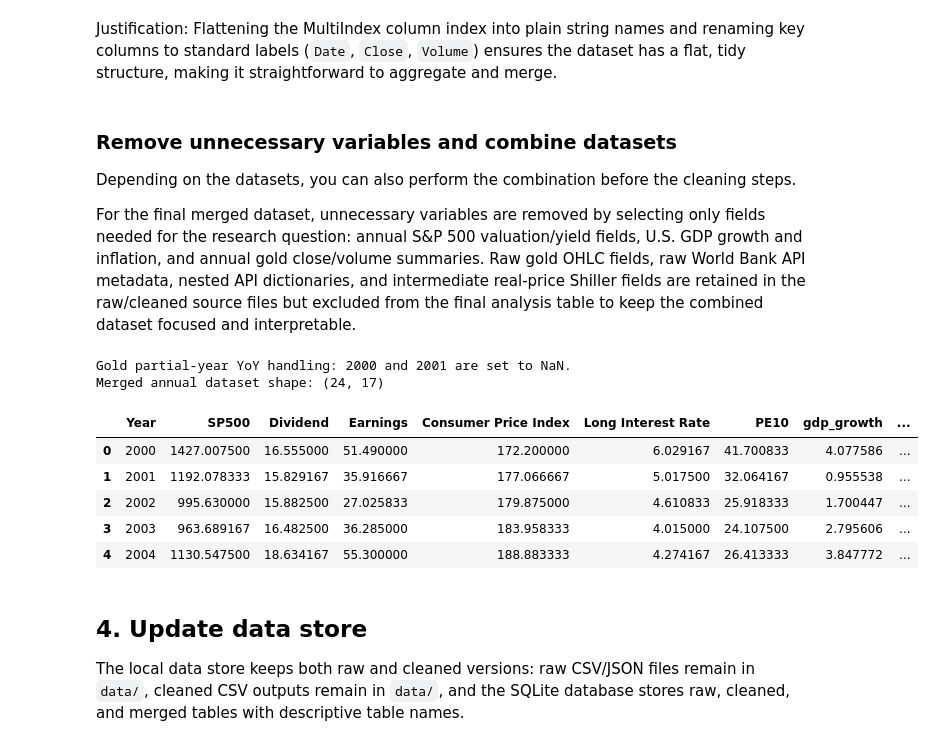
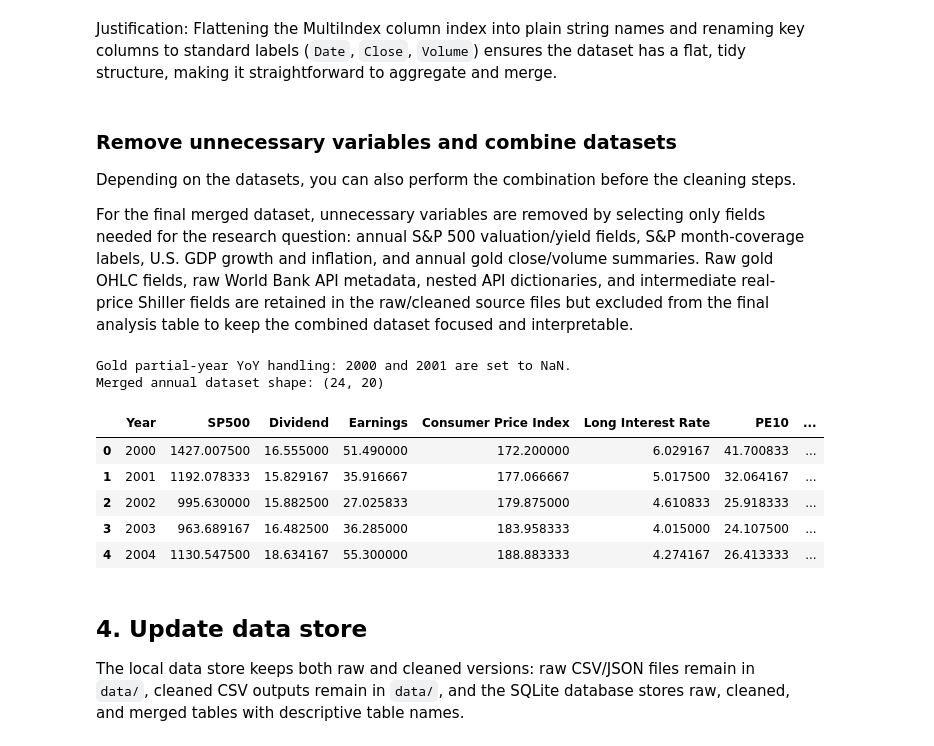
Before and after one commit to luisjfeliu/data-analysis-wrangling-macro-stocks, a Jupyter notebook: Data_Wrangling_Project_Starter.ipynb, the cells around one changed output. Saved outputs shown, nothing was run; the diff lists cells and outputs as text; code cells hidden in the pictures.

Commit message:
Label partial-year S&P metrics

```diff
--- a/Data_Wrangling_Project_Starter.ipynb
+++ b/Data_Wrangling_Project_Starter.ipynb
@@ -725,7 +725,7 @@ Justification: Flattening the MultiIndex column index into plain string names an
 
 Depending on the datasets, you can also perform the combination before the cleaning steps.
 
-For the final merged dataset, unnecessary variables are removed by selecting only fields needed for the research question: annual S&P 500 valuation/yield fields, U.S. GDP growth and inflation, and annual gold close/volume summaries. Raw gold OHLC fields, raw World Bank API metadata, nested API dictionaries, and intermediate real-price Shiller fields are retained in the raw/cleaned source files but excluded from the final analysis table to keep the combined dataset focused and interpretable.
+For the final merged dataset, unnecessary variables are removed by selecting only fields needed for the research question: annual S&P 500 valuation/yield fields, S&P month-coverage labels, U.S. GDP growth and inflation, and annual gold close/volume summaries. Raw gold OHLC fields, raw World Bank API metadata, nested API dictionaries, and intermediate real-price Shiller fields are retained in the raw/cleaned source files but excluded from the final analysis table to keep the combined dataset focused and interpretable.
 # %%
 # Aggregate monthly S&P 500 to annual averages
 df_sp500_annual = (
@@ -734,6 +734,23 @@ df_sp500_annual = (
         ["SP500", "Dividend", "Earnings", "Consumer Price Index", "Long Interest Rate", "PE10"]
     ]
     .mean()
+)
+df_sp500_months_used = (
+    df_sp500_clean.assign(Year=df_sp500_clean["Date"].dt.year)
+    .groupby("Year", as_index=False)
+    .agg(sp500_months_used=("SP500", "count"))
+)
+df_sp500_annual = pd.merge(
+    df_sp500_annual,
+    df_sp500_months_used,
+    on="Year",
+    how="inner",
+    validate="one_to_one",
+)
+df_sp500_annual["sp500_coverage_label"] = np.where(
+    df_sp500_annual["sp500_months_used"] == DEFAULT_SP500_MIN_MONTHS,
+    "full_year",
+    "aligned_9_month_partial_year",
 )
 
 # Aggregate daily Gold prices to annual averages
@@ -757,40 +774,43 @@ for name, frame in {
     assert frame["Year"].is_unique, f"{name} has duplicate years"
     assert_expected_years(frame["Year"], name)
 
 # Merge datasets with one-to-one validation
 df_merged = pd.merge(df_sp500_annual, df_wb_annual, on="Year", how="inner", validate="one_to_one")
 df_merged = pd.merge(df_merged, df_gold_annual, on="Year", how="inner", validate="one_to_one")
 df_merged = df_merged.sort_values("Year").reset_index(drop=True)
 assert_expected_years(df_merged["Year"], "Merged data")
 
 # Feature engineering: compute valuation metrics, YoY changes, and lagged GDP growth
 df_merged["cape_yield"] = 100 / df_merged["PE10"]
 df_merged["cape_yield_minus_10y_yield"] = df_merged["cape_yield"] - df_merged["Long Interest Rate"]
 df_merged["dividend_yield"] = (df_merged["Dividend"] / df_merged["SP500"]) * 100
 df_merged["sp500_annual_avg_yoy_change"] = df_merged["SP500"].pct_change() * 100
 df_merged["gold_annual_avg_yoy_change"] = df_merged["gold_close"].pct_change() * 100
 df_merged.loc[df_merged["Year"] <= 2001, "gold_annual_avg_yoy_change"] = np.nan
 assert pd.isna(df_merged.loc[df_merged["Year"] <= 2001, "gold_annual_avg_yoy_change"]).all()
 print("Gold partial-year YoY handling: 2000 and 2001 are set to NaN.")
 df_merged["gdp_growth_lag1"] = df_merged["gdp_growth"].shift(1)
+df_merged["gdp_growth_lead1"] = df_merged["gdp_growth"].shift(-1)
+assert df_merged.loc[df_merged["Year"] == END_YEAR, "sp500_months_used"].item() == 9
+assert df_merged.loc[df_merged["Year"] == END_YEAR, "sp500_coverage_label"].item() == "aligned_9_month_partial_year"
 
 # Save clean datasets to disk
 df_sp500_clean.to_csv(DATA_DIR / "sp500_shiller_clean.csv", index=False)
 df_world_bank_clean.to_csv(DATA_DIR / "world_bank_clean.csv", index=False)
 df_gold_clean.to_csv(DATA_DIR / "gold_prices_clean.csv", index=False)
 df_merged.to_csv(DATA_DIR / "macro_stock_merged.csv", index=False)
 
 print("Merged annual dataset shape:", df_merged.shape)
 df_merged.head()
 # %% [output]
 Gold partial-year YoY handling: 2000 and 2001 are set to NaN.
-Merged annual dataset shape: (24, 17)
+Merged annual dataset shape: (24, 20)
-|  | Year | SP500 | Dividend | Earnings | Consumer Price Index | Long Interest Rate | PE10 | gdp_growth | ... |
-| 0 | 2000 | 1427.007500 | 16.555000 | 51.490000 | 172.200000 | 6.029167 | 41.700833 | 4.077586 | ... |
-| 1 | 2001 | 1192.078333 | 15.829167 | 35.916667 | 177.066667 | 5.017500 | 32.064167 | 0.955538 | ... |
-| 2 | 2002 | 995.630000 | 15.882500 | 27.025833 | 179.875000 | 4.610833 | 25.918333 | 1.700447 | ... |
-| 3 | 2003 | 963.689167 | 16.482500 | 36.285000 | 183.958333 | 4.015000 | 24.107500 | 2.795606 | ... |
-| 4 | 2004 | 1130.547500 | 18.634167 | 55.300000 | 188.883333 | 4.274167 | 26.413333 | 3.847772 | ... |
+|  | Year | SP500 | Dividend | Earnings | Consumer Price Index | Long Interest Rate | PE10 | ... |
+| 0 | 2000 | 1427.007500 | 16.555000 | 51.490000 | 172.200000 | 6.029167 | 41.700833 | ... |
+| 1 | 2001 | 1192.078333 | 15.829167 | 35.916667 | 177.066667 | 5.017500 | 32.064167 | ... |
+| 2 | 2002 | 995.630000 | 15.882500 | 27.025833 | 179.875000 | 4.610833 | 25.918333 | ... |
+| 3 | 2003 | 963.689167 | 16.482500 | 36.285000 | 183.958333 | 4.015000 | 24.107500 | ... |
+| 4 | 2004 | 1130.547500 | 18.634167 | 55.300000 | 188.883333 | 4.274167 | 26.413333 | ... |
 # %% [markdown]
 ## 4. Update data store
 
```
Also changed, not shown: parts of 6 cells of this notebook, 6 other files.
